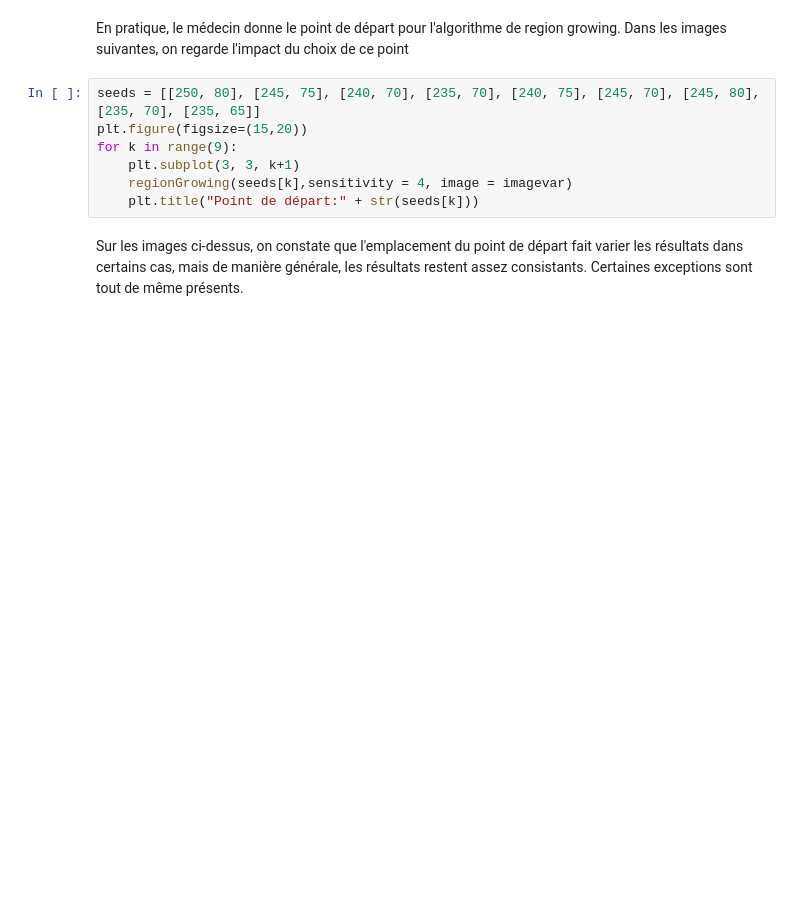
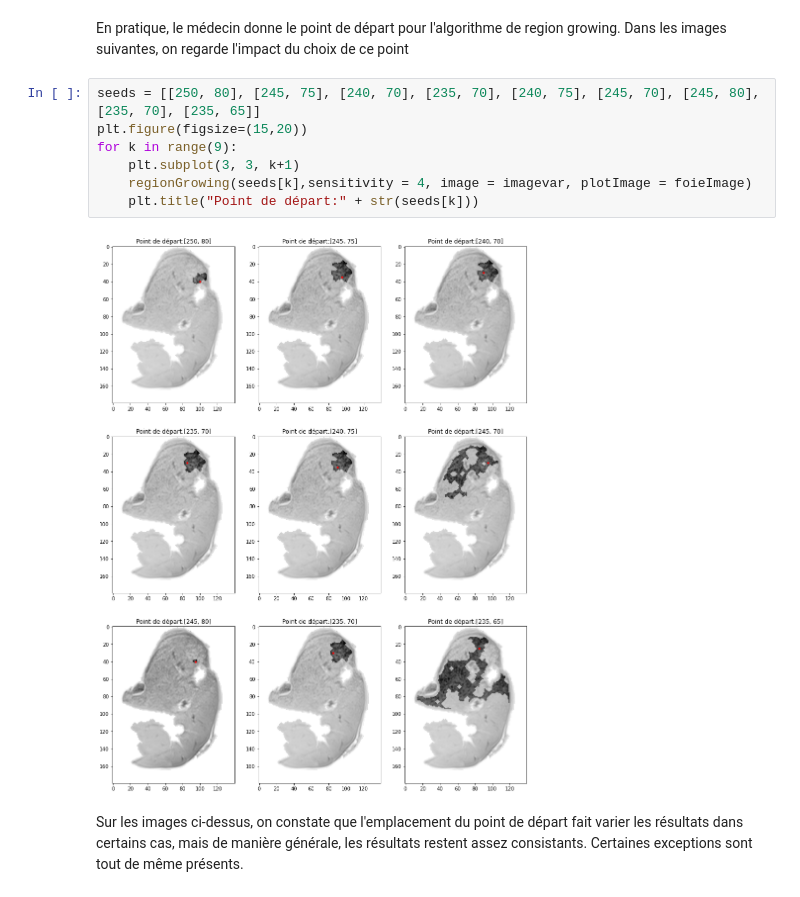
Before and after one commit to defrenned3238/WSBIM2243, a Jupyter notebook: WSBIM2243-final.ipynb, the cells around one changed output. Cells and saved outputs as stored; diff of their text form; blank space fills up the shorter version.

```diff
--- a/WSBIM2243-final.ipynb
+++ b/WSBIM2243-final.ipynb
@@ -502,10 +509,12 @@ En pratique, le médecin donne le point de départ pour l'algorithme de region g
 # %%
 seeds = [[250, 80], [245, 75], [240, 70], [235, 70], [240, 75], [245, 70], [245, 80], [235, 70], [235, 65]]
 plt.figure(figsize=(15,20))
 for k in range(9):
     plt.subplot(3, 3, k+1)
-    regionGrowing(seeds[k],sensitivity = 4, image = imagevar)
+    regionGrowing(seeds[k],sensitivity = 4, image = imagevar, plotImage = foieImage)
     plt.title("Point de départ:" + str(seeds[k]))
+# %% [output]
+[figure, added]
 # %% [markdown]
 Sur les images ci-dessus, on constate que l'emplacement du point de départ fait varier les résultats dans certains cas, mais de manière générale, les résultats restent assez consistants. Certaines exceptions sont tout de même présents.
 # %% [markdown]
```
Also changed, not shown: parts of 9 cells of this notebook.
